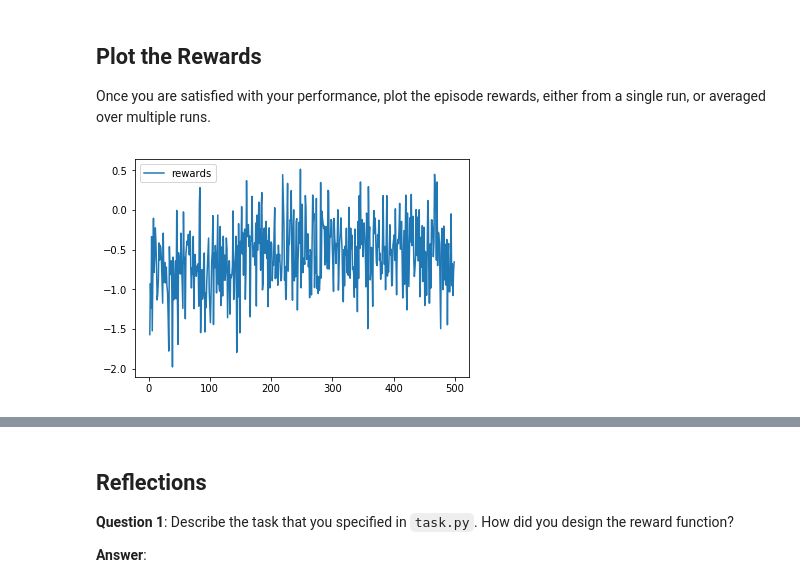
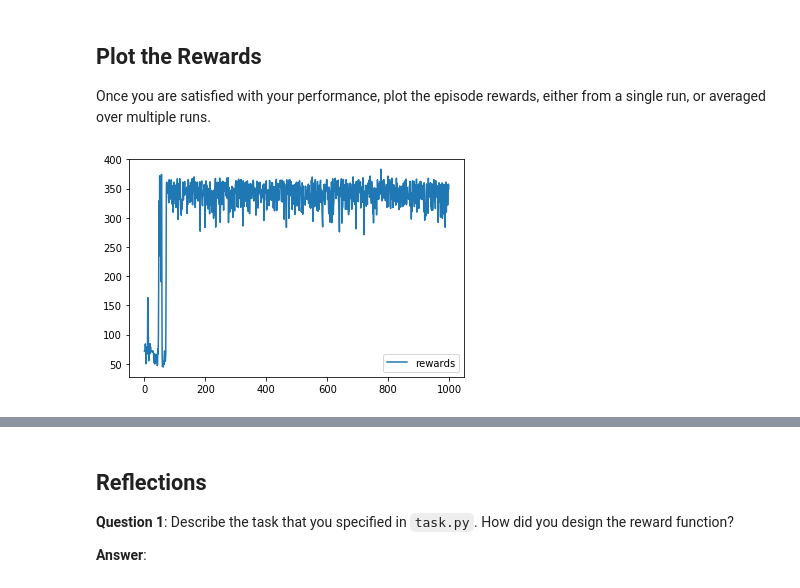
Before and after one commit to ariel-ms/machine-learning-nd, a Jupyter notebook: projects/RL-Quadcopter-2/Quadcopter_Project.ipynb, the cells around one changed output, grey strips where cells are left out. Drawn from its saved outputs; the diff is of its cells as text; code cells hidden in the pictures.

Commit message:
changed agent eval episode and task reward

```diff
--- a/projects/RL-Quadcopter-2/Quadcopter_Project.ipynb
+++ b/projects/RL-Quadcopter-2/Quadcopter_Project.ipynb
@@ -215,12 +215,12 @@ As you develop your agent, it's important to keep an eye on how it's performing.
 from agents.agent import DDPG
 import numpy as np
 
-num_episodes = 500
+num_episodes = 1000
 target_pos = np.array([0., 0., 10.])
 task = Task(target_pos=target_pos)
 agent = DDPG(task)
 
-stats = {"episode":[], "score":[]}
+stats = {"episode":[], "score":[], "final_height": []}
 
 for i_episode in range(num_episodes):
     state = agent.reset_episode()
@@ -231,8 +231,11 @@ for i_episode in range(num_episodes):
         if done:
             print("\rEpisode = {:4d}, score = {:7.3f} (best = {:7.3f})".format(
                 i_episode, agent.score, agent.best_score), end="")
-            stats["episode"].append(i_episode)
-            stats["score"].append(agent.score)
             break
-        sys.stdout.flush()
+    stats["episode"].append(i_episode)
+    stats["score"].append(agent.score)
+    stats["final_height"].append(task.get_height())
+    task.print_position()
+    agent.reset_score()
+    sys.stdout.flush()
 # %% [output]
@@ -243,8 +263,8 @@ Episode =  499, score =  -0.654 (best =   1.094)
 Once you are satisfied with your performance, plot the episode rewards, either from a single run, or averaged over multiple runs.
 # %%
 ## TODO: Plot the rewards.
-plt.plot(stats['episode'], stats['score'], label='rewards')
+plt.plot(stats['episode'][:], stats['score'][:], label='rewards')
 plt.legend()
 _ = plt.ylim()
 # %% [output]
-[figure, old version]
+[figure, new version]
```
Also changed, not shown: parts of 9 cells of this notebook, 5 other files.
